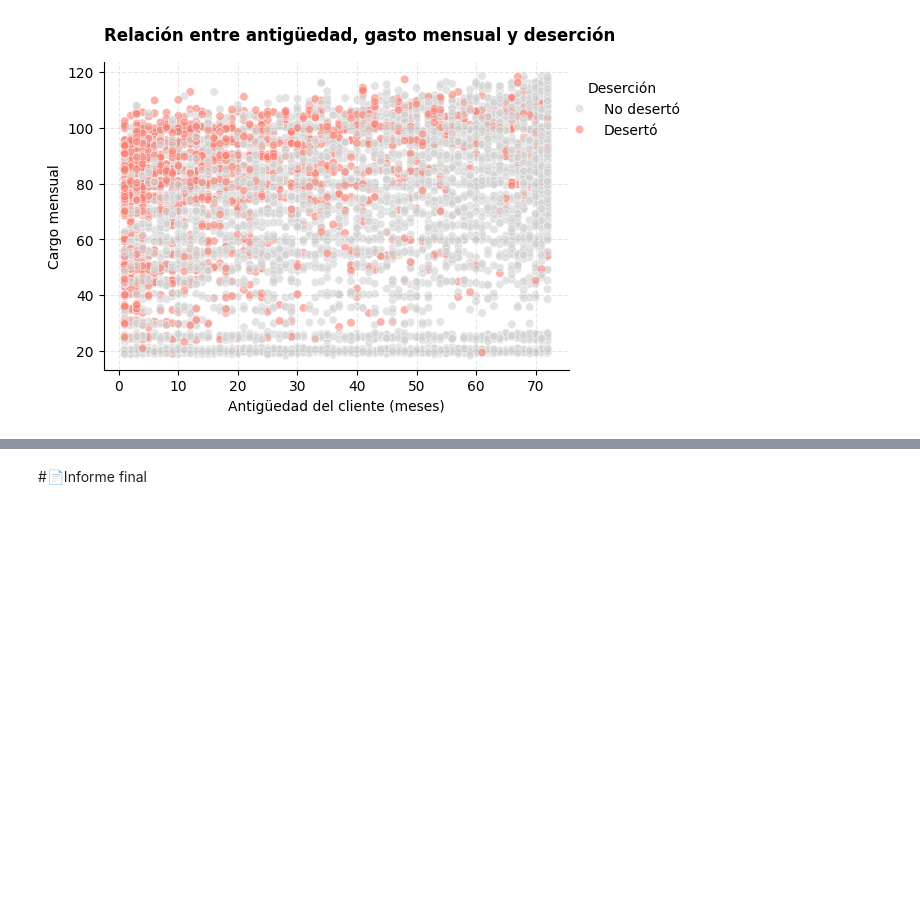
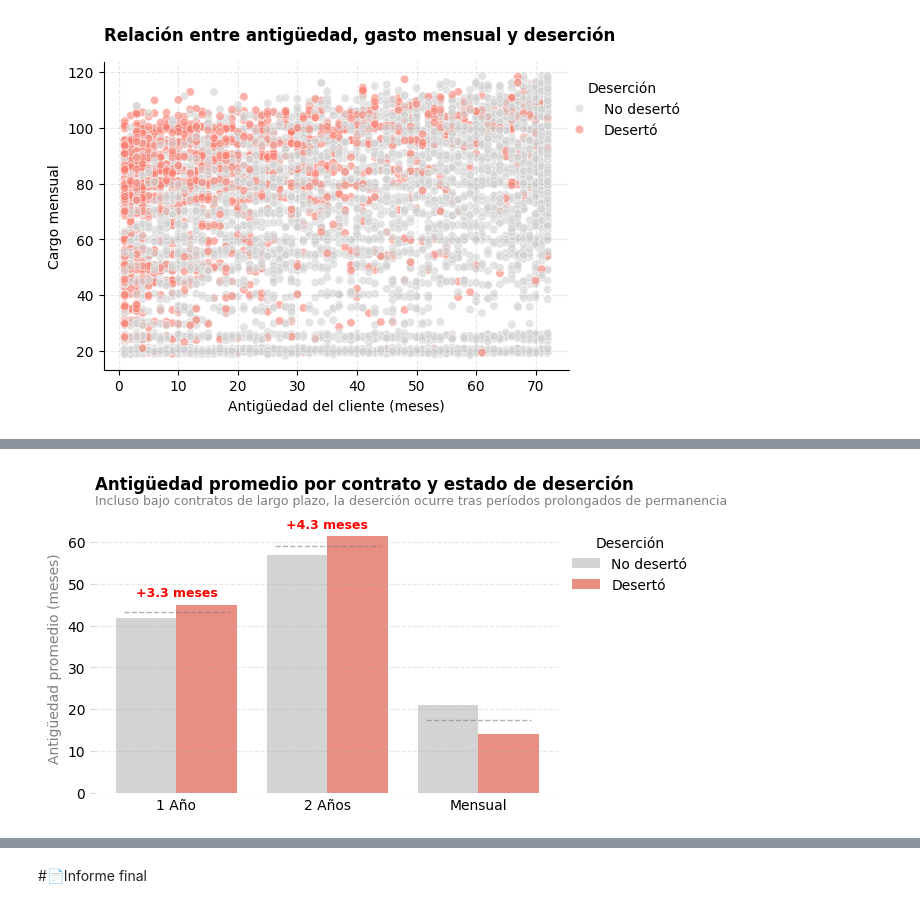
Before and after one commit to EddersonPR/challenge-telecom-x, a Jupyter notebook: TelecomX_LATAM.ipynb, the cells around one changed output, grey strips where cells are left out. Drawn from its saved outputs; the diff is of its cells as text; code cells hidden in the pictures; blank space fills up the shorter version.

```diff
--- a/TelecomX_LATAM.ipynb
+++ b/TelecomX_LATAM.ipynb
@@ -1858,0 +1970,98 @@ plt.show()
+# %%
+fig, ax = plt.subplots(figsize=(6,3.5))
+
+sns.barplot(
+    data=tenure_contrato_churn,
+    x='Tipo_Contrato',
+    y='Antiguedad_Meses',
+    hue='Desercion_label',
+    palette={'No desertó': 'lightgray', 'Desertó': 'salmon'},
+    ax=ax
+)
+
+# --- Estilo base ---
+ax.set_frame_on(False)
+ax.tick_params(axis='x', size=0)
+ax.tick_params(axis='y', color='lightgray')
+ax.yaxis.label.set_color('gray')
+
+ax.set_ylabel('Antigüedad promedio (meses)')
+ax.set_xlabel('')
+
+ax.set_title(
+    'Antigüedad promedio por contrato y estado de deserción',
+    loc='left',
+    weight='bold',
+    pad=25
+)
+
+ax.text(
+    0.0, 1.07,
+    'Incluso bajo contratos de largo plazo, la deserción ocurre tras períodos prolongados de permanencia',
+    transform=ax.transAxes,
+    ha='left',
+    fontsize=9,
+    color='gray'
+)
+
+# --- Líneas de referencia por contrato ---
+for contrato in tenure_contrato_churn['Tipo_Contrato'].unique():
+    media_contrato = (
+        tenure_contrato_churn
+        .loc[tenure_contrato_churn['Tipo_Contrato'] == contrato, 'Antiguedad_Meses']
+        .mean()
+    )
+
+    xpos = list(tenure_contrato_churn['Tipo_Contrato'].unique()).index(contrato)
+
+    ax.hlines(
+        y=media_contrato,
+        xmin=xpos - 0.35,
+        xmax=xpos + 0.35,
+        colors='gray',
+        linestyles='dashed',
+        linewidth=1,
+        alpha=0.6
+    )
+
+# --- Anotación de brecha (solo donde aporta valor) ---
+for contrato in ['1 Año', '2 Años']:
+    subset = tenure_contrato_churn[
+        tenure_contrato_churn['Tipo_Contrato'] == contrato
+    ]
+
+    no_deserto = subset.loc[subset['Desercion_label'] == 'No desertó', 'Antiguedad_Meses'].values[0]
+    deserto = subset.loc[subset['Desercion_label'] == 'Desertó', 'Antiguedad_Meses'].values[0]
+
+    diff = deserto - no_deserto
+    xpos = list(tenure_contrato_churn['Tipo_Contrato'].unique()).index(contrato)
+
+    ax.text(
+        xpos,
+        max(no_deserto, deserto) + 2,
+        f'+{diff:.1f} meses',
+        ha='center',
+        fontsize=9,
+        color='red',
+        weight='bold'
+    )
+
+# --- Leyenda ---
+ax.legend(
+    title='Deserción',
+    frameon=False,
+    bbox_to_anchor=(1,1),
+    loc='upper left'
+)
+
+ax.grid(axis='y', linestyle='--', alpha=0.3)
+sns.despine(left=True, bottom=True)
+
+# ---- Spines ----
+ax = plt.gca()
+ax.spines['bottom'].set_color('gray')
+ax.spines['bottom'].set_linewidth(0.5)
+
+plt.show()
+# %% [output]
+[figure, added]
```
Also changed, not shown: parts of 25 cells of this notebook.
